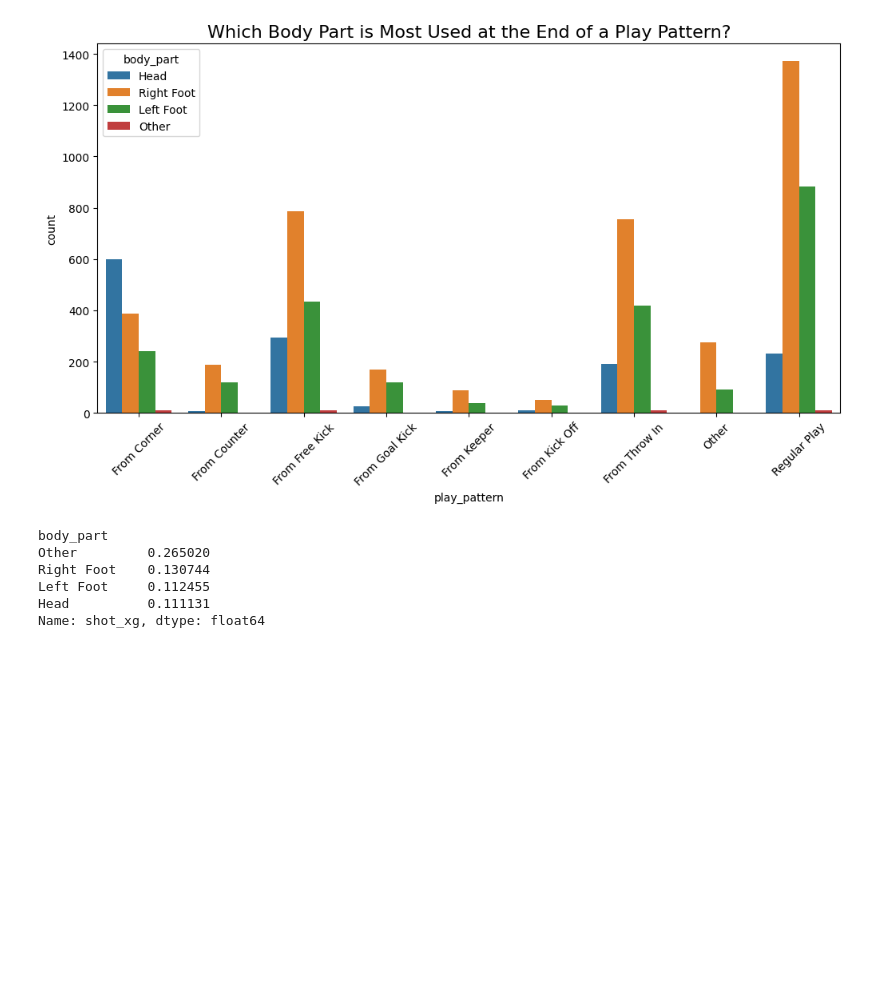
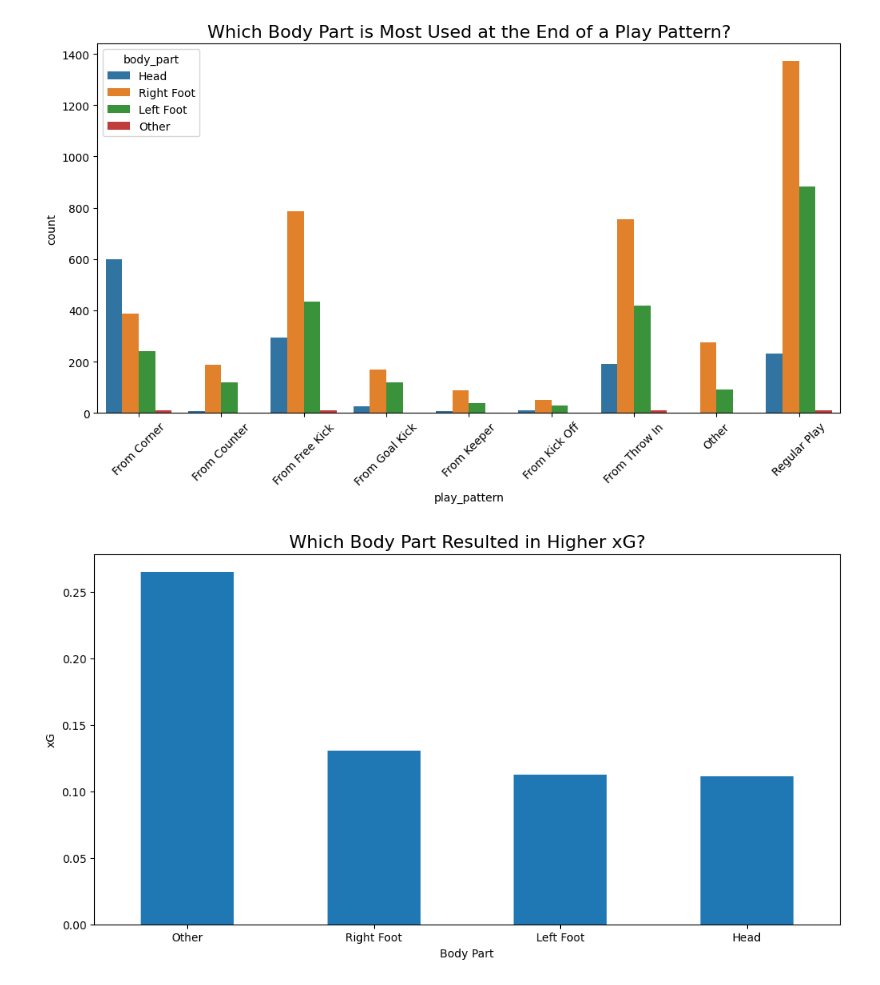
Before and after one commit to Clarkey33/Soccer-xG-Analytics-Model, a Jupyter notebook: notebooks/xG_model_data_prep_V2.ipynb, the cells around one changed output. Drawn from its saved outputs; the diff is of its cells as text; code cells hidden in the pictures; blank space fills up the shorter version.

```diff
--- a/notebooks/xG_model_data_prep_V2.ipynb
+++ b/notebooks/xG_model_data_prep_V2.ipynb
@@ -896,14 +895,17 @@ plt.show()
 # %% [output]
 [figure]
 # %%
+body_part_xg=df_xg_processed.groupby('body_part')['shot_xg'].mean().sort_values(ascending=False)
+
 #Which body part resulted in higher xg?
-df_xg_processed.groupby('body_part')['shot_xg'].mean().sort_values(ascending=False)
+plt.figure(figsize=(12,6))
+body_part_xg.plot.bar(rot=0)
+#tick_params(axis='x', labelrotation=45)
+plt.title('Which Body Part Resulted in Higher xG?', fontsize= 16)
+plt.ylabel('xG')
+plt.xlabel('Body Part')
+plt.show()
 # %% [output]
-body_part
-Other         0.265020
-Right Foot    0.130744
-Left Foot     0.112455
-Head          0.111131
-Name: shot_xg, dtype: float64
+[figure, added]
 # %%
 #For a shot from each body part, what is the average distance ?
```
Also changed, not shown: parts of 3 cells of this notebook, 2 other files.
